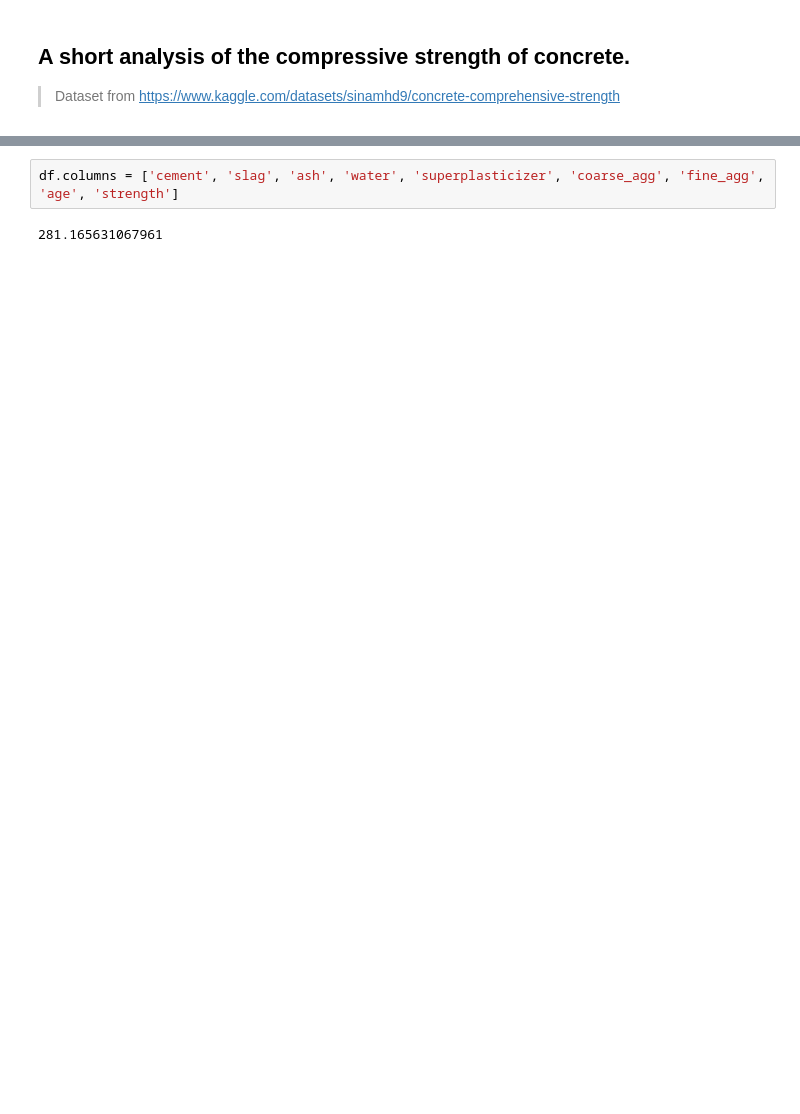
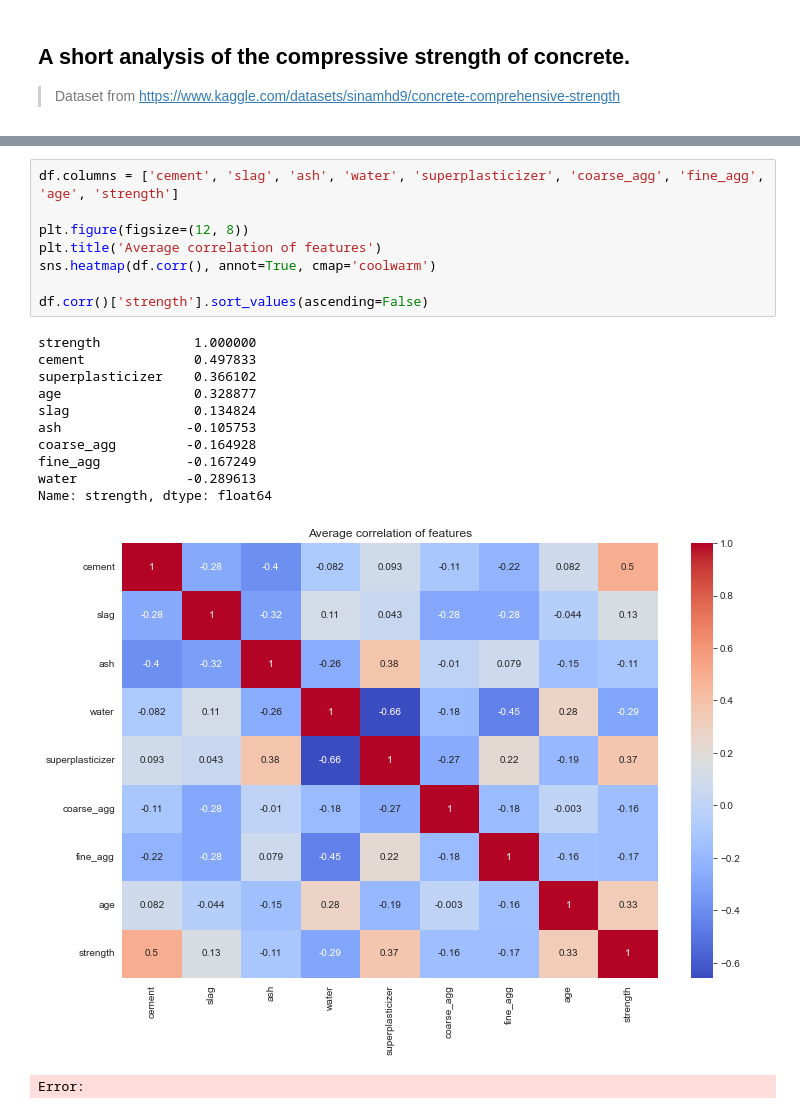
Before and after one commit to cezary17/concrete-strength-project, a Jupyter notebook: main.ipynb, the cells around one changed output, grey strips where cells are left out. Saved outputs shown, nothing was run; the diff lists cells and outputs as text; blank space fills up the shorter version.

```diff
--- a/main.ipynb
+++ b/main.ipynb
@@ -39,4 +37,21 @@ memory usage: 72.5 KB
 # %%
 df.columns = ['cement', 'slag', 'ash', 'water', 'superplasticizer', 'coarse_agg', 'fine_agg', 'age', 'strength']
+
+plt.figure(figsize=(12, 8))
+plt.title('Average correlation of features')
+sns.heatmap(df.corr(), annot=True, cmap='coolwarm')
+
+df.corr()['strength'].sort_values(ascending=False)
 # %% [output]
-281.165631067961
+strength            1.000000
+cement              0.497833
+superplasticizer    0.366102
+age                 0.328877
+slag                0.134824
+ash                -0.105753
+coarse_agg         -0.164928
+fine_agg           -0.167249
+water              -0.289613
+Name: strength, dtype: float64
+[figure, added]
+Error:
```
Also changed, not shown: parts of 10 cells of this notebook.
